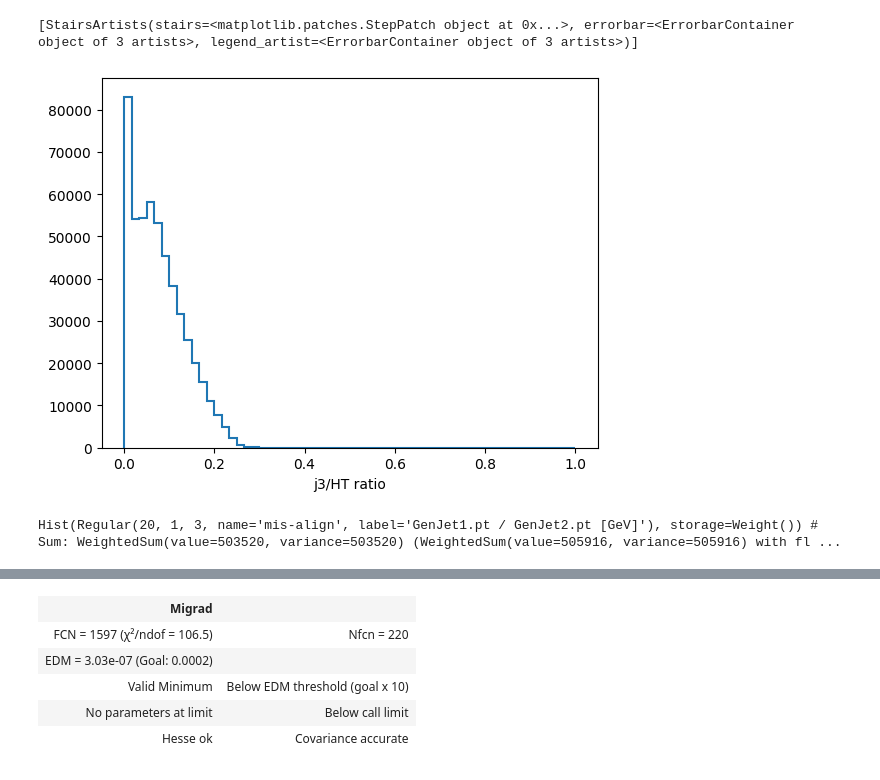
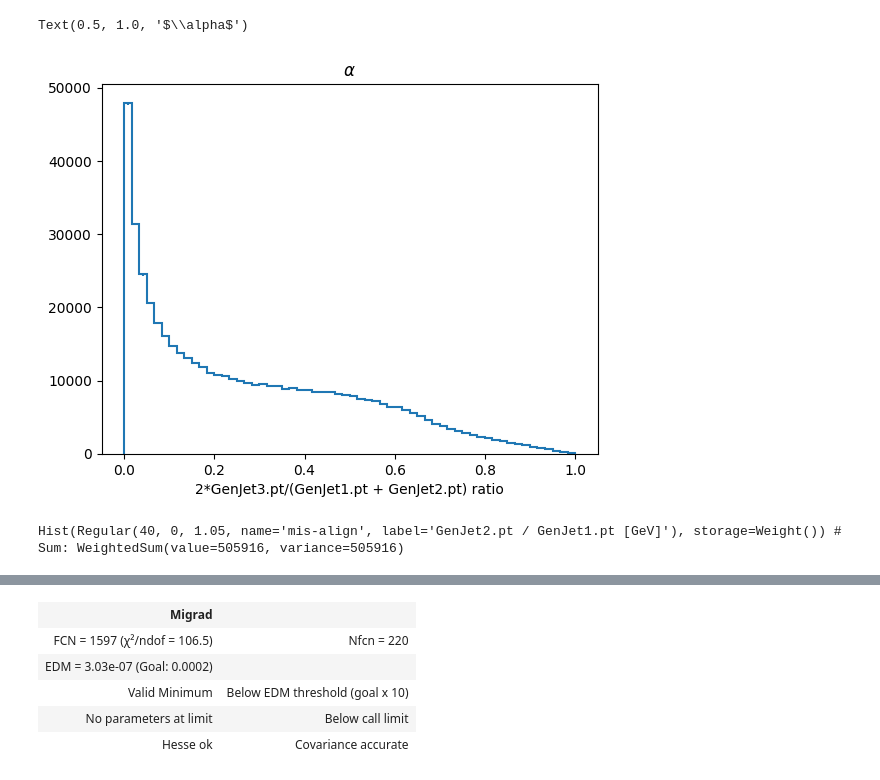
Before and after one commit to jslawless/jec-calc, a Jupyter notebook: playground.ipynb, the cells around one changed output, grey strips where cells are left out. Drawn from its saved outputs; the diff is of its cells as text; code cells hidden in the pictures.

```diff
--- a/playground.ipynb
+++ b/playground.ipynb
@@ -18,6 +17,6 @@ cut_events = events[ak.num(events.GenJet) > 1]
 # %%
 alph = (
-    hist.Hist.new.Reg(60, 0, 1, name="alpha", label="j3/HT ratio")
+    hist.Hist.new.Reg(60, 0, 1, name="alpha", label="2*GenJet3.pt/(GenJet1.pt + GenJet2.pt) ratio")
     .Weight()
 )
 # %%
@@ -27,7 +26,8 @@ Hist(Regular(60, 0, 1, name='alpha', label='j3/HT ratio'), storage=Weight()) # S
 # %%
 alph.plot1d()
+plt.title(r"$\alpha$")
 # %% [output]
-[StairsArtists(stairs=<matplotlib.patches.StepPatch object at 0x...>, errorbar=<ErrorbarContainer object of 3 artists>, legend_artist=<ErrorbarContainer object of 3 artists>)]
+Text(0.5, 1.0, '$\\alpha$')
-[figure, old version]
+[figure, new version]
 # %%
 h = (
@@ -36,9 +36,9 @@ h = (
 )
 # %%
 h.fill(
-    abs(cut_events.GenJet[:, 0].pt / cut_events.GenJet[:, 1].pt))
+    abs(events.GenJet[:, 1].pt / events.GenJet[:, 0].pt))
 # %% [output]
-Hist(Regular(20, 1, 3, name='mis-align', label='GenJet1.pt / GenJet2.pt [GeV]'), storage=Weight()) # Sum: WeightedSum(value=503520, variance=503520) (WeightedSum(value=505916, variance=505916) with fl ...
+Hist(Regular(40, 0, 1.05, name='mis-align', label='GenJet2.pt / GenJet1.pt [GeV]'), storage=Weight()) # Sum: WeightedSum(value=505916, variance=505916)
 # %%
 h.plot1d()
 # %% [output]
```
Also changed, not shown: parts of 10 cells of this notebook.
